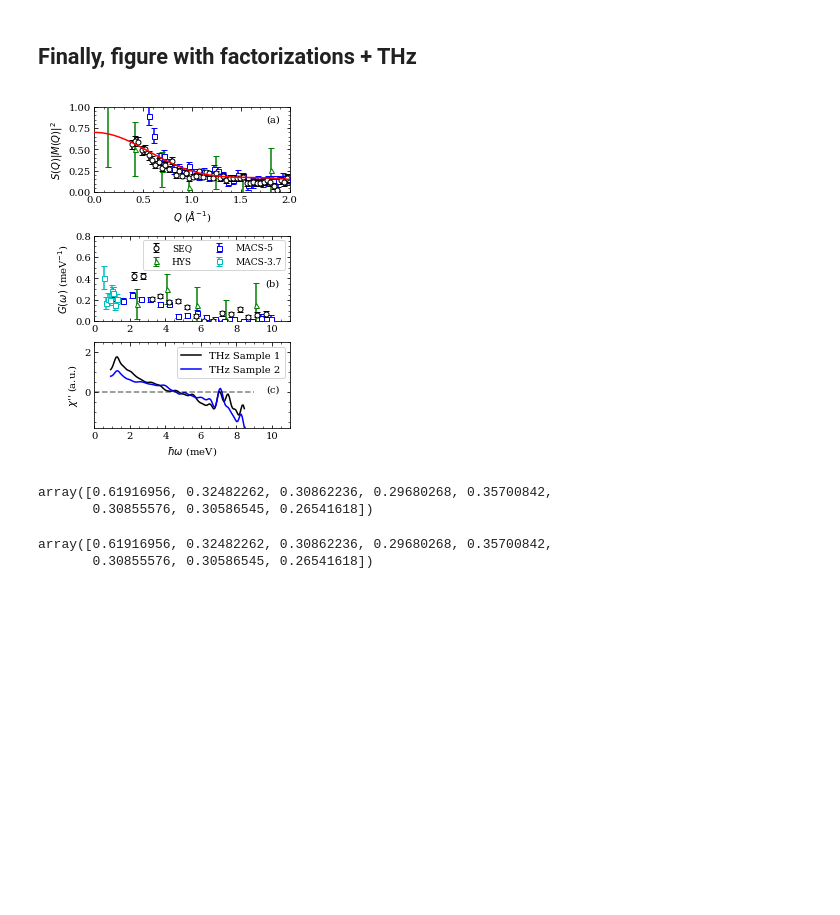
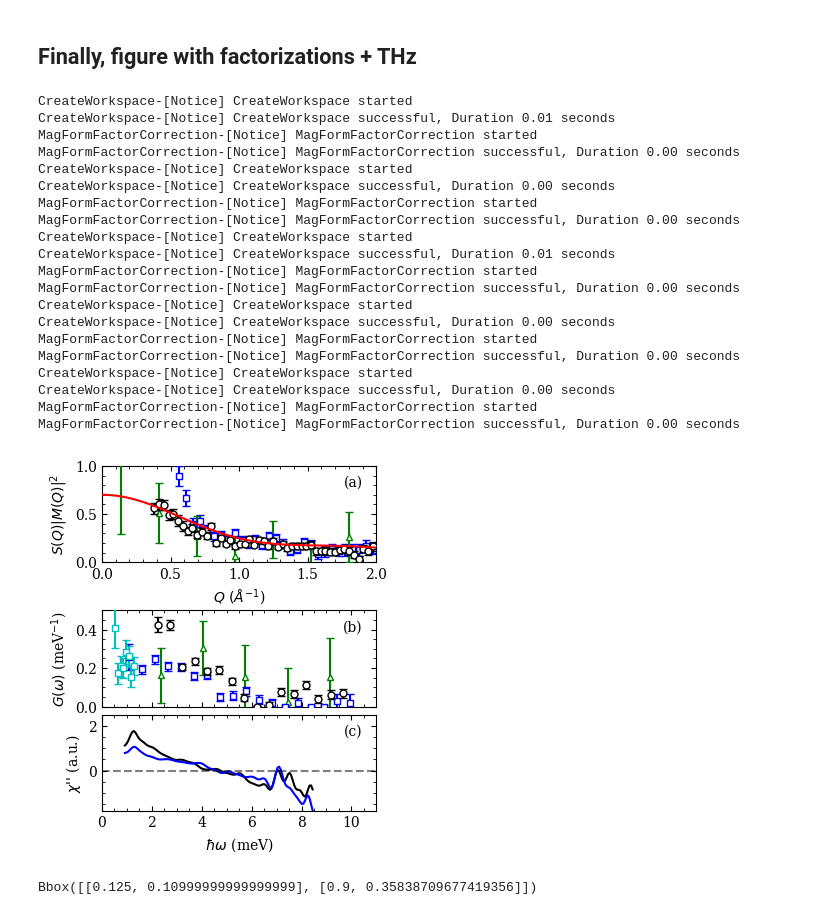
Before and after one commit to thallor1/D3LiI2O6-Neutron-Analysis, a Jupyter notebook: Part 6 - Factorization and main text plots/Factorization and Main Text Plots.ipynb, the cells around one changed output. Saved outputs shown, nothing was run; the diff lists cells and outputs as text; code cells hidden in the pictures; blank space fills up the shorter version.

```diff
--- a/Part 6 - Factorization and main text plots/Factorization and Main Text Plots.ipynb
+++ b/Part 6 - Factorization and main text plots/Factorization and Main Text Plots.ipynb
@@ -547,9 +610,9 @@ THz_3K_E_sample1 = thz_chi2_1[:,0]*THz_to_meV
 THz_3K_sample2 = thz_chi2_1[:,3]*1e3
 THz_3K_E_sample2 = thz_chi2_1[:,0]*THz_to_meV
 
-fig=plt.figure(constrained_layout=True,figsize=(3.54,5.0))
+fig=plt.figure(constrained_layout=False,figsize=(3.54,5.0))
 
-gs = matplotlib.gridspec.GridSpec(3,1,figure=fig,hspace=1.0,wspace=0.3)
+gs = matplotlib.gridspec.GridSpec(3,1,figure=fig,hspace=0.5,wspace=0.2)
 
 sq_ax = fig.add_subplot(gs[0])
 gw_ax = fig.add_subplot(gs[1])
@@ -596,48 +659,75 @@ gw_ax.errorbar(factor_hysmag_alt[3]-hys_ge_res/2,factor_hysmag_alt[4]/hys_scale,
                marker='^',ls=' ',capsize=3,zorder=5,mfc='w',label='HYS',ms=markersize)
 gw_ax.errorbar(macs5factor[3],macs5factor[4]/macs5scale,macs5factor[5]/macs5scale,color='b',\
                marker='s',ls=' ',capsize=3,zorder=5,mfc='w',label='MACS-5',ms=markersize)
 gw_ax.errorbar(macs3factor[3],macs3factor[4]/macs3scale,macs3factor[5]/macs3scale,color='c',\
                marker='s',ls=' ',capsize=3,zorder=5,mfc='w',label='MACS-3.7',ms=markersize)
 
-gw_ax.text(0.95,0.5,'(b)',transform=gw_ax.transAxes,horizontalalignment='right',\
+gw_ax.text(0.95,0.9,'(b)',transform=gw_ax.transAxes,horizontalalignment='right',\
            verticalalignment='top')
-gw_ax.legend(fontsize=9,loc=1,ncol=2)
-gw_ax.set_ylim(0,0.8)
+#gw_ax.legend(fontsize=9,loc=1,ncol=2)
+gw_ax.set_ylim(0,0.5)
 
 sq_ax.set_ylim(0,1)
 sq_ax.set_xlim(0,2.0)
 
 
 thz_ax.plot(THz_3K_E_sample1,THz_3K_sample1,'k-',label='THz Sample 1')
 thz_ax.plot(THz_3K_E_sample2,THz_3K_sample2,'b-',label='THz Sample 2')
-thz_ax.plot(np.linspace(0,9,1000),np.zeros(1000),'k--',alpha=0.5)
+thz_ax.plot(np.linspace(0,19,1000),np.zeros(1000),'k--',alpha=0.5)
 thz_ax.set_ylabel('$\chi$\'\' (a.u.)')
-thz_ax.text(0.95,0.5,'(c)',transform=thz_ax.transAxes,horizontalalignment='right',\
+thz_ax.text(0.95,0.9,'(c)',transform=thz_ax.transAxes,horizontalalignment='right',\
            verticalalignment='top')
 
 #Have the G(w) and THz subplots share an x-axis
-thz_ax.sharex(gw_ax)
+#thz_ax.sharex(gw_ax)
 thz_ax.set_ylim(-1.8,2.5)
 thz_ax.set_xlim(0,11)
-thz_ax.legend()
+gw_ax.set_xlim(0,11)
 
+#thz_ax.legend()
+
+#Move panels (c) and (b) together
+gw_ax.set_xticklabels([])
+box = thz_ax.get_position()
+box.y0 = box.y0+0.08
+box.y1 = box.y1+0.08
+#box.x0 = box.x0+0.04
+#box.x1 = box.x1+0.0575
+thz_ax.set_position(box)
 #Axis labels
 sq_ax.set_ylabel('$S(Q)|M(Q)|^2$')
 sq_ax.set_xlabel(r'$Q$ $(\AA^{-1}$)')
 
 gw_ax.set_ylabel('$G(\omega)$ (meV$^{-1}$)');
 thz_ax.set_xlabel('$\hbar\omega$ (meV)')
 
 fig.savefig('HLIO_factorizations_THz.pdf',bbox_inches='tight')
 # %% [output]
+CreateWorkspace-[Notice] CreateWorkspace started
+CreateWorkspace-[Notice] CreateWorkspace successful, Duration 0.01 seconds
+MagFormFactorCorrection-[Notice] MagFormFactorCorrection started
+MagFormFactorCorrection-[Notice] MagFormFactorCorrection successful, Duration 0.00 seconds
+CreateWorkspace-[Notice] CreateWorkspace started
+CreateWorkspace-[Notice] CreateWorkspace successful, Duration 0.00 seconds
+MagFormFactorCorrection-[Notice] MagFormFactorCorrection started
+MagFormFactorCorrection-[Notice] MagFormFactorCorrection successful, Duration 0.00 seconds
+CreateWorkspace-[Notice] CreateWorkspace started
+CreateWorkspace-[Notice] CreateWorkspace successful, Duration 0.01 seconds
+MagFormFactorCorrection-[Notice] MagFormFactorCorrection started
+MagFormFactorCorrection-[Notice] MagFormFactorCorrection successful, Duration 0.00 seconds
+CreateWorkspace-[Notice] CreateWorkspace started
+CreateWorkspace-[Notice] CreateWorkspace successful, Duration 0.00 seconds
+MagFormFactorCorrection-[Notice] MagFormFactorCorrection started
+MagFormFactorCorrection-[Notice] MagFormFactorCorrection successful, Duration 0.00 seconds
+CreateWorkspace-[Notice] CreateWorkspace started
+CreateWorkspace-[Notice] CreateWorkspace successful, Duration 0.00 seconds
+MagFormFactorCorrection-[Notice] MagFormFactorCorrection started
+MagFormFactorCorrection-[Notice] MagFormFactorCorrection successful, Duration 0.00 seconds
-[figure, old version]
+[figure, new version]
-# %%
-macs3factor[5]
-# %% [output]
-array([0.61916956, 0.32482262, 0.30862236, 0.29680268, 0.35700842,
-       0.30855576, 0.30586545, 0.26541618])
-array([0.61916956, 0.32482262, 0.30862236, 0.29680268, 0.35700842,
-       0.30855576, 0.30586545, 0.26541618])
+# %%
+box
+# %% [output]
+Bbox([[0.125, 0.10999999999999999], [0.9, 0.35838709677419356]])
 # %%
 # The MACS data is assumed to cover the full spectral range, thus its G(omega) should integrate to one.
 frac3 = 0.2
```
Also changed, not shown: parts of 17 cells of this notebook, 4 other files.
